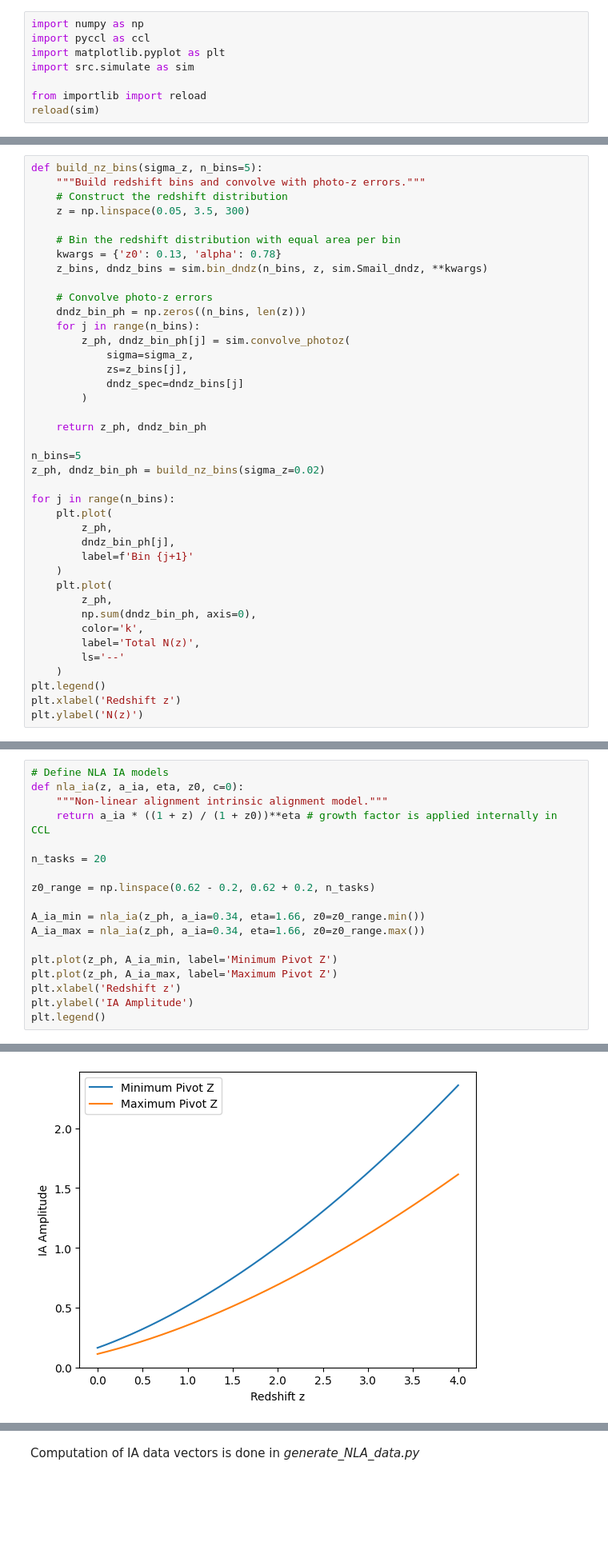
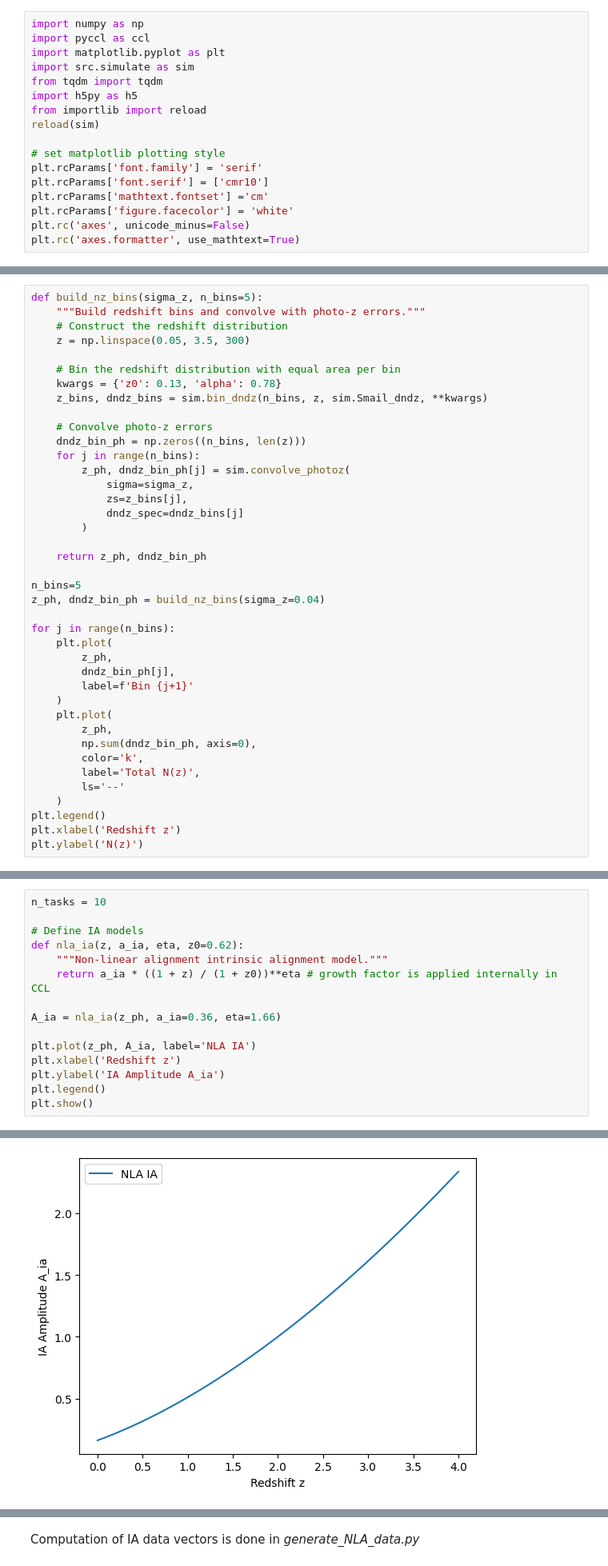
Before and after one commit to CMacM/CosyMAML, a Jupyter notebook: REVISION_IA_test.ipynb, the cells around one changed output, grey strips where cells are left out. Shown at 80% size. Cells and saved outputs as stored; diff of their text form; blank space fills up the shorter version.

```diff
--- a/REVISION_IA_test.ipynb
+++ b/REVISION_IA_test.ipynb
@@ -3,6 +3,15 @@ import numpy as np
 import pyccl as ccl
 import matplotlib.pyplot as plt
 import src.simulate as sim
-
+from tqdm import tqdm
+import h5py as h5
 from importlib import reload
 reload(sim)
+
+# set matplotlib plotting style
+plt.rcParams['font.family'] = 'serif'
+plt.rcParams['font.serif'] = ['cmr10']
+plt.rcParams['mathtext.fontset'] ='cm'
+plt.rcParams['figure.facecolor'] = 'white'
+plt.rc('axes', unicode_minus=False)
+plt.rc('axes.formatter', use_mathtext=True)
@@ -36,7 +43,7 @@ def build_nz_bins(sigma_z, n_bins=5):
     return z_ph, dndz_bin_ph
 
 n_bins=5
-z_ph, dndz_bin_ph = build_nz_bins(sigma_z=0.02)
+z_ph, dndz_bin_ph = build_nz_bins(sigma_z=0.04)
 
 for j in range(n_bins):
     plt.plot(
@@ -60,19 +67,16 @@ Text(0, 0.5, 'N(z)')
 # %%
-# Define NLA IA models
-def nla_ia(z, a_ia, eta, z0, c=0):
+n_tasks = 10
+
+# Define IA models
+def nla_ia(z, a_ia, eta, z0=0.62):
     """Non-linear alignment intrinsic alignment model."""
     return a_ia * ((1 + z) / (1 + z0))**eta # growth factor is applied internally in CCL
 
-n_tasks = 20
+A_ia = nla_ia(z_ph, a_ia=0.36, eta=1.66)
 
-z0_range = np.linspace(0.62 - 0.2, 0.62 + 0.2, n_tasks)
-
-A_ia_min = nla_ia(z_ph, a_ia=0.34, eta=1.66, z0=z0_range.min())
-A_ia_max = nla_ia(z_ph, a_ia=0.34, eta=1.66, z0=z0_range.max())
-
-plt.plot(z_ph, A_ia_min, label='Minimum Pivot Z')
-plt.plot(z_ph, A_ia_max, label='Maximum Pivot Z')
+plt.plot(z_ph, A_ia, label='NLA IA')
 plt.xlabel('Redshift z')
-plt.ylabel('IA Amplitude')
+plt.ylabel('IA Amplitude A_ia')
 plt.legend()
+plt.show()
 # %% [output]
@@ -81 +83 @@ Mean weighted redshift: 0.7562824717980434
-[figure, old version]
+[figure, new version]
```
Also changed, not shown: parts of 19 cells of this notebook, 13 other files.
